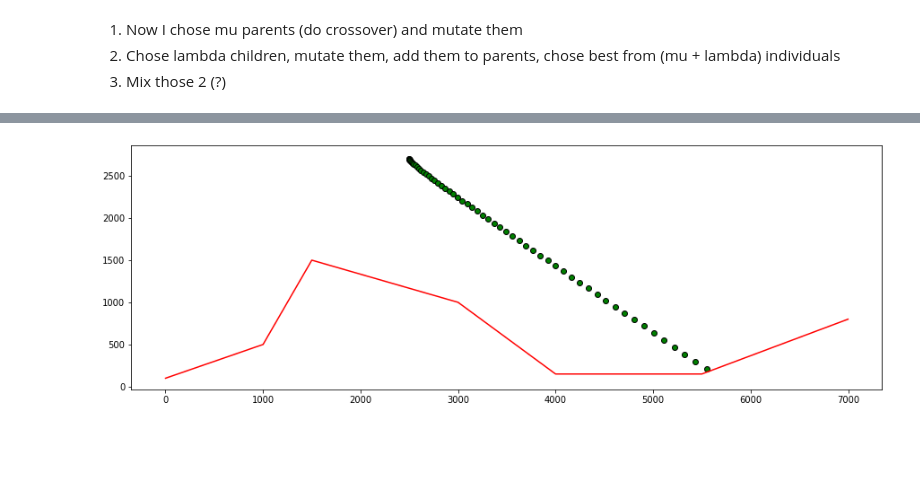
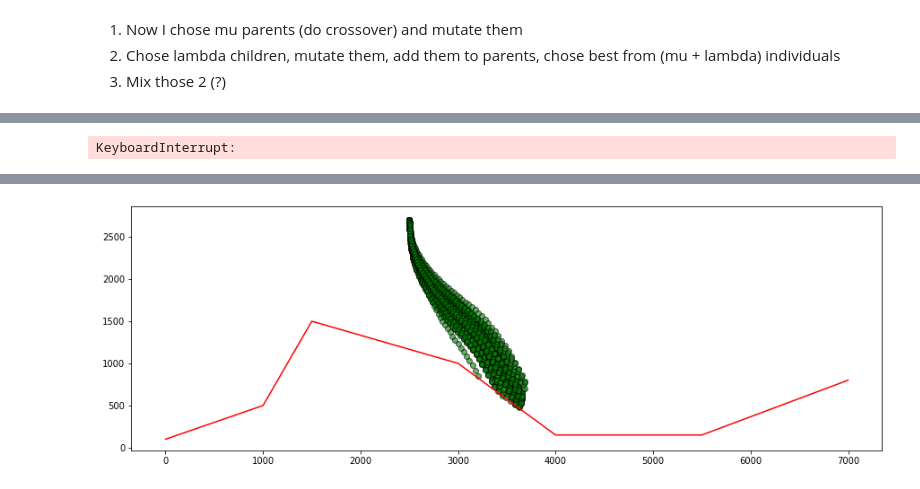
Before and after one commit to TheFebrin/UNIVERSITY, a Jupyter notebook: AI 4 Games/Assignment 2/mars_lander.ipynb, the cells around one changed output, grey strips where cells are left out. Saved outputs shown, nothing was run; the diff lists cells and outputs as text; code cells hidden in the pictures; blank space fills up the shorter version.

```diff
--- a/AI 4 Games/Assignment 2/mars_lander.ipynb
+++ b/AI 4 Games/Assignment 2/mars_lander.ipynb
@@ -204,0 +277,9 @@ score, cords = simmulate(genotype=tmp, x=2500, y=2700, h_speed=0, v_speed=0, fue
+# %%
+model = ES(
+    eval_f=lambda x: objective_function(population=x, point_surface=point_surface),
+    population_size=50, chromosome_len=60, K=0.8
+)
+# %%
+model.run(iters=10000)
+model.plot_cost()
+model.plot_sigmas()
@@ -205,7 +289,39 @@ score, cords = simmulate(genotype=tmp, x=2500, y=2700, h_speed=0, v_speed=0, fue
+# %%
+%%time
+
+for i, population in enumerate(model.best_individuals):
+    if not i % 50 == 0:
+        continue
+    clear_output(wait=True)
+    plt.figure(figsize=(15, 5))
+    plt.plot(SURFACE[:, 0], SURFACE[:, 1], c='red')
+    tmp = simmulate(
+        genotype=population[0],
+        x=2500, y=2700,
+        h_speed=0, v_speed=0,
+        fuel=550, angle=0, power=0,
+        point_surface=point_surface
+    )[1]
+    for x, y in tmp:
+        plt.scatter(x, y, edgecolors='black', color='green', alpha=0.6)
+    plt.title(f'{i + 1} / {len(model.best_individuals)}')
+    plt.show()
+# %% [output]
+KeyboardInterrupt:
 # %%
+%%time
+
 plt.figure(figsize=(15, 5))
 plt.plot(SURFACE[:, 0], SURFACE[:, 1], c='red')
 
-for x, y in cords:
-    plt.scatter(x, y, edgecolors='black', color='green')
+for genotype in tqdm(model.population, leave=True, position=0):
+    tmp = simmulate(
+        genotype=genotype,
+        x=2500, y=2700,
+        h_speed=0, v_speed=0,
+        fuel=550, angle=0, power=0,
+        point_surface=point_surface
+    )[1]
+    for x, y in tmp:
+        plt.scatter(x, y, edgecolors='black', color='green', alpha=0.6)
 # %% [output]
@@ -212 +329 @@ for x, y in cords:
-[figure, old version]
+[figure, new version]
```
Also changed, not shown: parts of 14 cells of this notebook.
